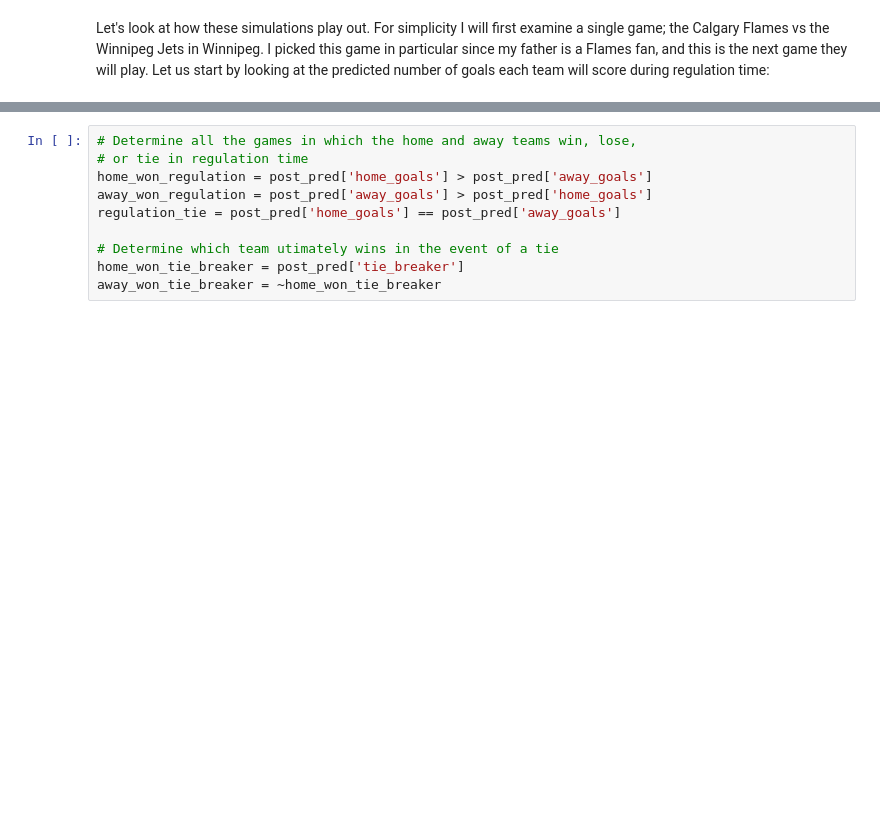
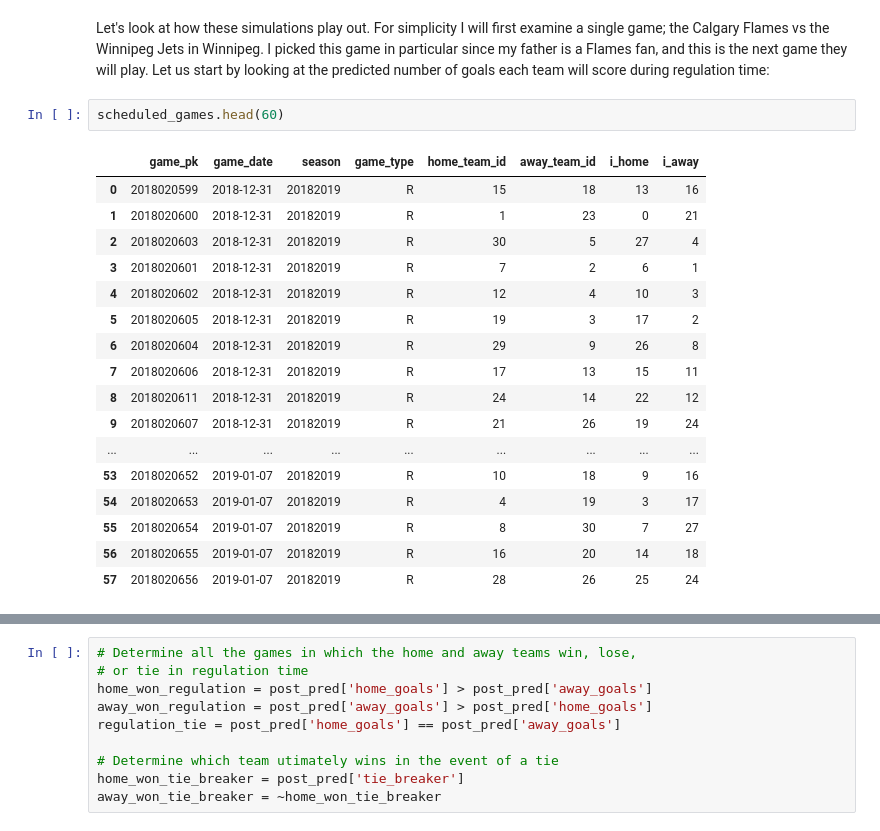
Before and after one commit to evjrob/bayes-bet, a Jupyter notebook: notebooks/Modeling the NHL.ipynb, the cells around one changed output, grey strips where cells are left out. Cells and saved outputs as stored; diff of their text form; blank space fills up the shorter version.

```diff
--- a/notebooks/Modeling the NHL.ipynb
+++ b/notebooks/Modeling the NHL.ipynb
@@ -295,5 +240,25 @@ print(post_pred['tie_breaker'].shape)
 # %% [markdown]
 Let's look at how these simulations play out. For simplicity I will first examine a single game; the Calgary Flames vs the Winnipeg Jets in Winnipeg. I picked this game in particular since my father is a Flames fan, and this is the next game they will play. Let us start by looking at the predicted number of goals each team will score during regulation time:
+# %%
+scheduled_games.head(60)
+# %% [output]
+|  | game_pk | game_date | season | game_type | home_team_id | away_team_id | i_home | i_away |
+| 0 | 2018020599 | 2018-12-31 | 20182019 | R | 15 | 18 | 13 | 16 |
+| 1 | 2018020600 | 2018-12-31 | 20182019 | R | 1 | 23 | 0 | 21 |
+| 2 | 2018020603 | 2018-12-31 | 20182019 | R | 30 | 5 | 27 | 4 |
+| 3 | 2018020601 | 2018-12-31 | 20182019 | R | 7 | 2 | 6 | 1 |
+| 4 | 2018020602 | 2018-12-31 | 20182019 | R | 12 | 4 | 10 | 3 |
+| 5 | 2018020605 | 2018-12-31 | 20182019 | R | 19 | 3 | 17 | 2 |
+| 6 | 2018020604 | 2018-12-31 | 20182019 | R | 29 | 9 | 26 | 8 |
+| 7 | 2018020606 | 2018-12-31 | 20182019 | R | 17 | 13 | 15 | 11 |
+| 8 | 2018020611 | 2018-12-31 | 20182019 | R | 24 | 14 | 22 | 12 |
+| 9 | 2018020607 | 2018-12-31 | 20182019 | R | 21 | 26 | 19 | 24 |
+| ... | ... | ... | ... | ... | ... | ... | ... | ... |
+| 53 | 2018020652 | 2019-01-07 | 20182019 | R | 10 | 18 | 9 | 16 |
+| 54 | 2018020653 | 2019-01-07 | 20182019 | R | 4 | 19 | 3 | 17 |
+| 55 | 2018020654 | 2019-01-07 | 20182019 | R | 8 | 30 | 7 | 27 |
+| 56 | 2018020655 | 2019-01-07 | 20182019 | R | 16 | 20 | 14 | 18 |
+| 57 | 2018020656 | 2019-01-07 | 20182019 | R | 28 | 26 | 25 | 24 |
 # %%
 import matplotlib.pyplot as plt
 
```
Also changed, not shown: parts of 17 cells of this notebook.
